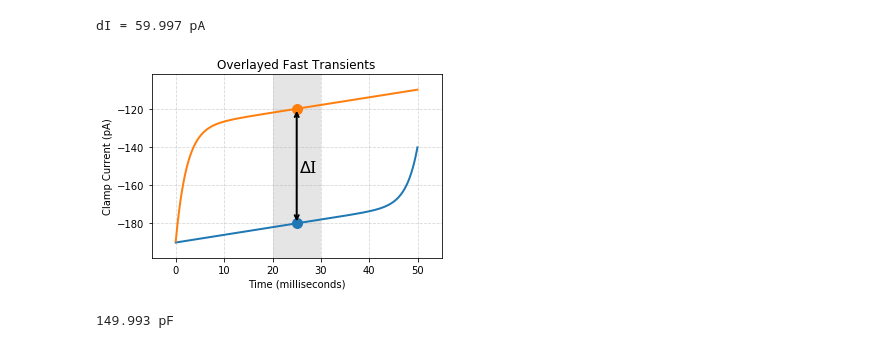
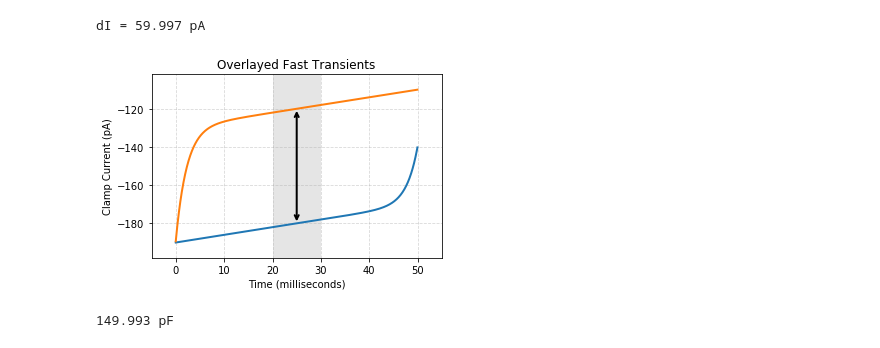
Before and after one commit to swharden/memtest, a Jupyter notebook: memtest/memtest-ramp.ipynb, the cells around one changed output. Drawn from its saved outputs; the diff is of its cells as text; code cells hidden in the pictures.

```diff
--- a/memtest/memtest-ramp.ipynb
+++ b/memtest/memtest-ramp.ipynb
@@ -92,40 +92,37 @@ plt.show()
 signalFallingRev = signalFalling[::-1]
 overlayedTimes = np.arange(len(signalFalling))/20
 
-meanFalling = np.mean(signalFallingRev[20*20:20*30])
-meanRising = np.mean(signalRising[20*20:20*30])
+steadyFalling = signalFallingRev[20*20:20*30]
+steadyRising = signalRising[20*20:20*30]
+steadyDiff = meanRising - meanFalling
 
-dI = (meanRising - meanFalling) * 1e-12 # convert to A
+dI = np.mean(steadyDiff) * 1e-12 # convert to A
 print(f"dI = {dI*1e12:.03f} pA")
 # %% [output]
 dI = 59.997 pA
 # %%
 plt.figure(figsize=(5, 3.5))
 plt.grid(ls='--', alpha=.5)
 plt.plot(overlayedTimes, signalFallingRev, lw=2, label="falling")
 plt.plot(overlayedTimes, signalRising, lw=2, label="rising")
-
 plt.axvspan(20, 30, color='k', lw=0, alpha=.1)
-plt.plot(25, meanFalling, '.C0', ms=20)
-plt.plot(25, meanRising, '.C1', ms=20)
-
 plt.annotate(s='',
              xy=(25,meanFalling),
              xytext=(25,meanRising),
              arrowprops=dict(arrowstyle='<->', linewidth=2))
-plt.text(25.5, -153, R'$\Delta$I', fontSize = 16, fontName = "Serif")
+#plt.text(25.5, -153, R'$\Delta$I', fontSize = 16, fontName = "Serif")
 
 plt.ylabel("Clamp Current (pA)")
 plt.xlabel("Time (milliseconds)")
 plt.title("Overlayed Fast Transients")
 
 #plt.legend(loc=4)
 plt.margins(.1, .1)
 plt.tight_layout()
 plt.savefig("mtramp3.png")
 plt.show()
 # %% [output]
-[figure, old version]
+[figure, new version]
 # %%
 # dI = dQ / dt
 # dI = Cm * dV / dt
```
Also changed, not shown: 1 other file.
